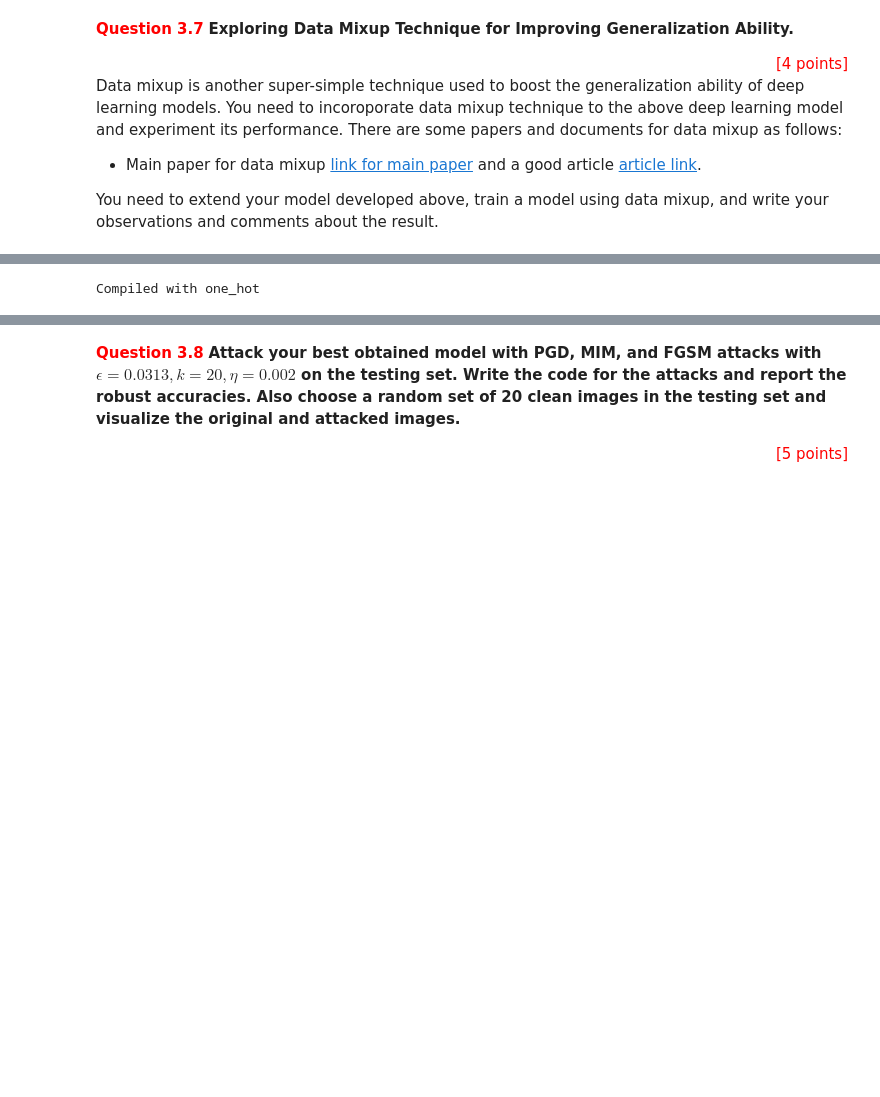
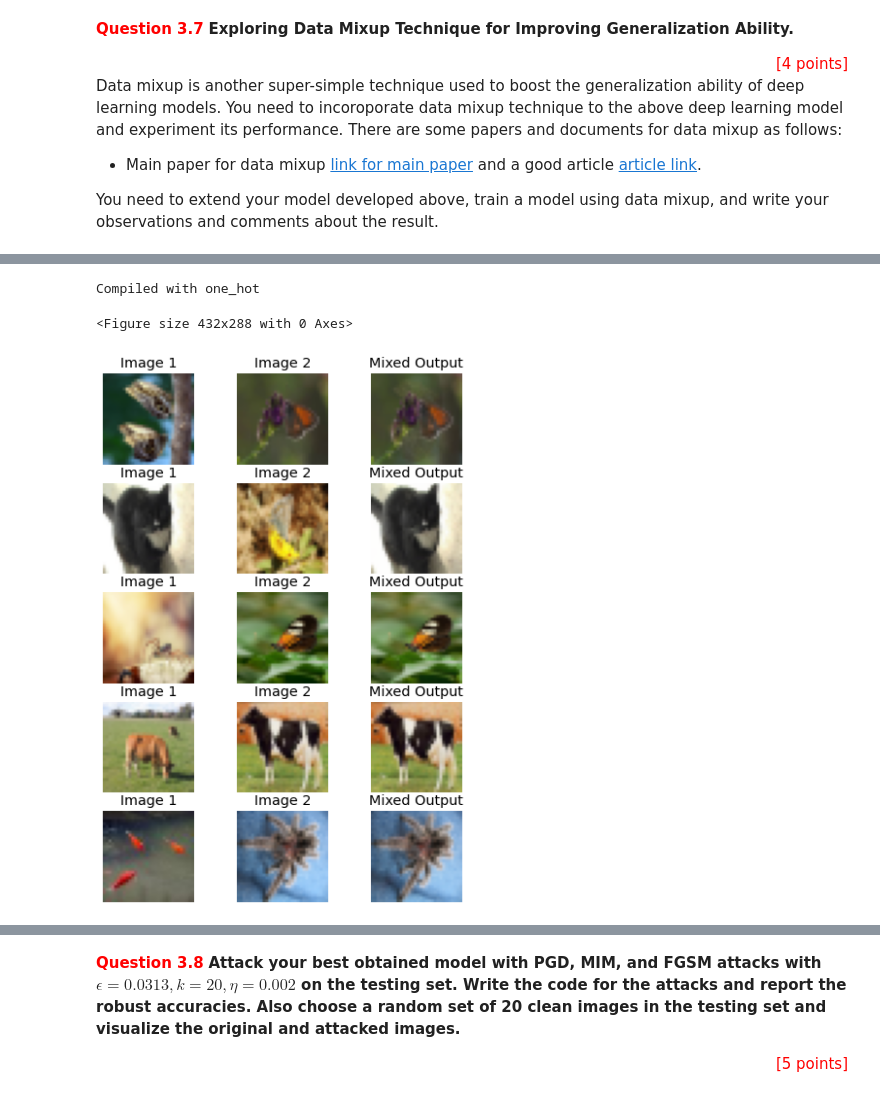
Before and after one commit to multipletwigs/FIT3181-Deep-Learning, a Jupyter notebook: FIT3181_Assignment_1/Assignment01_Part3_solution.ipynb, the cells around one changed output, grey strips where cells are left out. Drawn from its saved outputs; the diff is of its cells as text; code cells hidden in the pictures; blank space fills up the shorter version.

```diff
--- a/FIT3181_Assignment_1/Assignment01_Part3_solution.ipynb
+++ b/FIT3181_Assignment_1/Assignment01_Part3_solution.ipynb
@@ -661,15 +698,13 @@ augmented_model.fit(data_manager, batch_size=None)
 # %%
-# 3b-skipTrue-lr0.001
-
 best_model = None
+all_models = []
 
 for augment in [True, False]:
-  model = ImageAugmentation(is_augmentation=augment, batch_size=32, num_classes=10)
+  model = ImageAugmentation(num_blocks=3, use_skip=False, learning_rate=0.001, is_augmentation=augment, batch_size=32, num_classes=10)
   model.build_cnn()
-  history = model.fit(data_manager, epochs=20, verbose=True)
+  model.compile_cnn(one_hot=False)
+  model.fit(data_manager)
   loss, acc = model.model.evaluate(data_manager.X_test, data_manager.y_test)
-
+  all_models.append([augment, loss, acc])
   if best_model == None or acc > best_model[1]:
     best_model = model, acc, augment
-
-print(f"The best model is when setting augment to {best_model[-1]}")
@@ -953,7 +922,9 @@ data_manager.y_valid = tf.keras.utils.to_categorical(data_manager.y_valid)
 # %%
-augmented_model = DataMixup(is_augmentation=True, batch_size=32, num_classes=10)
+augmented_model = DataMixup(is_augmentation=True, use_data_mixup=True, batch_size=32, num_classes=10)
 augmented_model.build_cnn()
 augmented_model.compile_cnn(one_hot=True)
-# augmented_model.augment_data(data_manager=data_manager, mixup=True)
+augmented_model.data_mixup(data_manager=data_manager, alpha=0.2, mixup_batches=100, visualize=True)
 # %% [output]
 Compiled with one_hot
+<Figure size 432x288 with 0 Axes>
+[figure, added]
```
Also changed, not shown: parts of 71 cells of this notebook, 5 other files.
